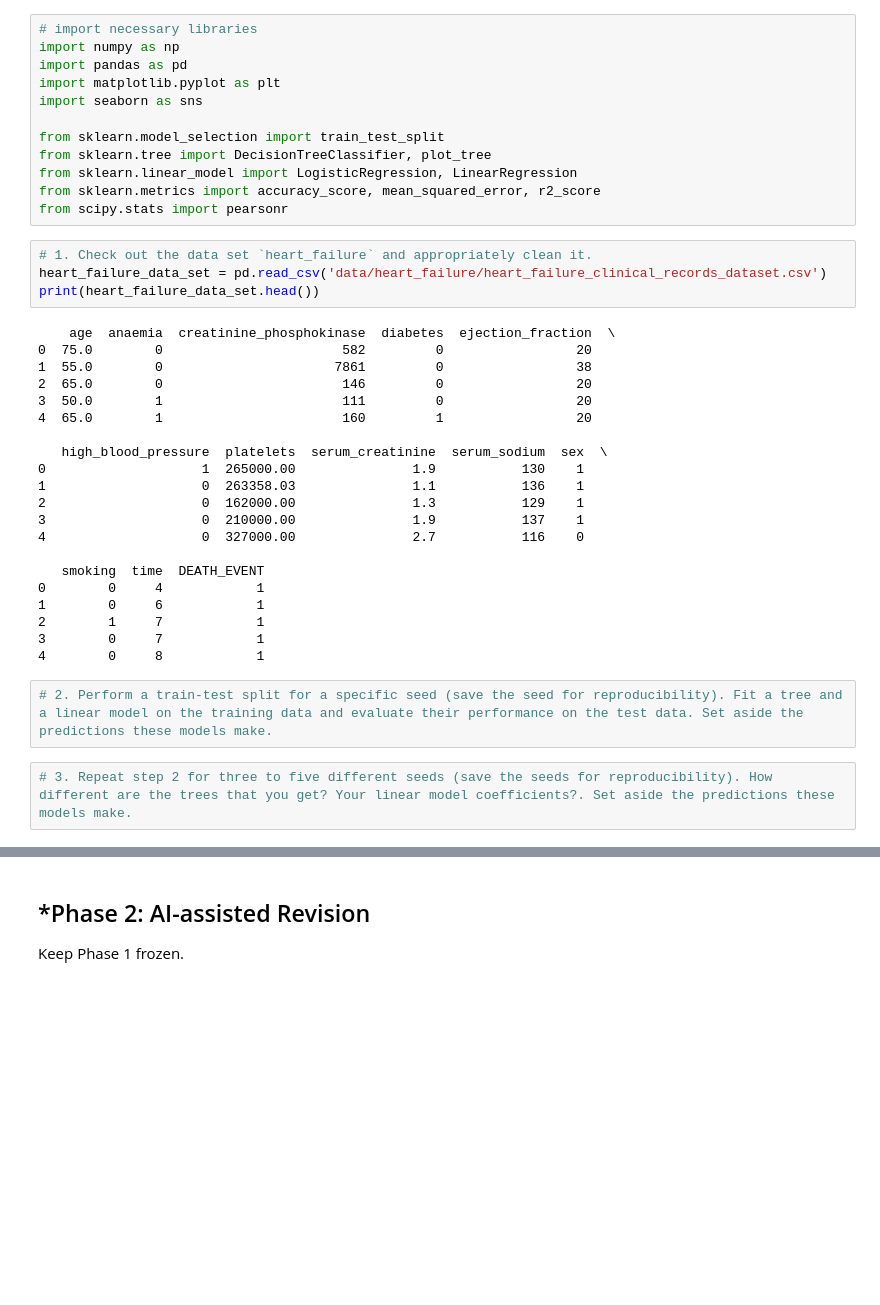
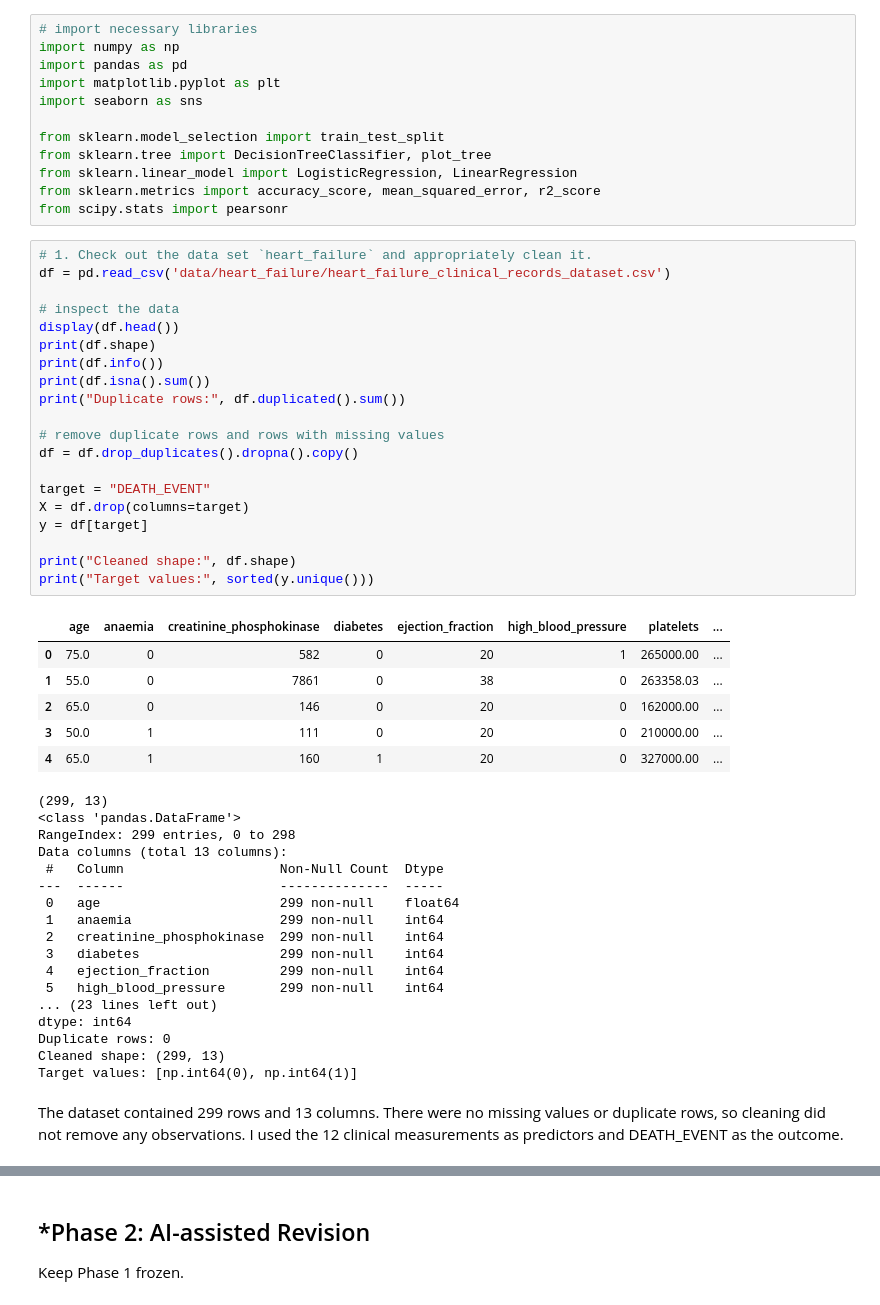
Before and after one commit to yilinw762/L03-tree-stability, a Jupyter notebook: notebook.ipynb, the cells around one changed output, grey strips where cells are left out. Cells and saved outputs as stored; diff of their text form; blank space fills up the shorter version.

```diff
--- a/notebook.ipynb
+++ b/notebook.ipynb
@@ -42,32 +42,49 @@ from sklearn.tree import DecisionTreeClassifier, plot_tree
 from sklearn.linear_model import LogisticRegression, LinearRegression
 from sklearn.metrics import accuracy_score, mean_squared_error, r2_score
 from scipy.stats import pearsonr
-# %%
-# 1. Check out the data set `heart_failure` and appropriately clean it.
-heart_failure_data_set = pd.read_csv('data/heart_failure/heart_failure_clinical_records_dataset.csv')
-print(heart_failure_data_set.head())
-# %% [output]
-    age  anaemia  creatinine_phosphokinase  diabetes  ejection_fraction  \
-0  75.0        0                       582         0                 20
-1  55.0        0                      7861         0                 38
-2  65.0        0                       146         0                 20
-3  50.0        1                       111         0                 20
-4  65.0        1                       160         1                 20
-
-   high_blood_pressure  platelets  serum_creatinine  serum_sodium  sex  \
-0                    1  265000.00               1.9           130    1
-1                    0  263358.03               1.1           136    1
-2                    0  162000.00               1.3           129    1
-3                    0  210000.00               1.9           137    1
-4                    0  327000.00               2.7           116    0
-
-   smoking  time  DEATH_EVENT
-0        0     4            1
-1        0     6            1
-2        1     7            1
-3        0     7            1
-4        0     8            1
-# %%
-# 2. Perform a train-test split for a specific seed (save the seed for reproducibility). Fit a tree and a linear model on the training data and evaluate their performance on the test data. Set aside the predictions these models make.
-# %%
-# 3. Repeat step 2 for three to five different seeds (save the seeds for reproducibility). How different are the trees that you get? Your linear model coefficients?. Set aside the predictions these models make.
+# %%
+# 1. Check out the data set `heart_failure` and appropriately clean it.
+df = pd.read_csv('data/heart_failure/heart_failure_clinical_records_dataset.csv')
+
+# inspect the data
+display(df.head())
+print(df.shape)
+print(df.info())
+print(df.isna().sum())
+print("Duplicate rows:", df.duplicated().sum())
+
+# remove duplicate rows and rows with missing values
+df = df.drop_duplicates().dropna().copy()
+
+target = "DEATH_EVENT"
+X = df.drop(columns=target)
+y = df[target]
+
+print("Cleaned shape:", df.shape)
+print("Target values:", sorted(y.unique()))
+# %% [output]
+|  | age | anaemia | creatinine_phosphokinase | diabetes | ejection_fraction | high_blood_pressure | platelets | ... |
+| 0 | 75.0 | 0 | 582 | 0 | 20 | 1 | 265000.00 | ... |
+| 1 | 55.0 | 0 | 7861 | 0 | 38 | 0 | 263358.03 | ... |
+| 2 | 65.0 | 0 | 146 | 0 | 20 | 0 | 162000.00 | ... |
+| 3 | 50.0 | 1 | 111 | 0 | 20 | 0 | 210000.00 | ... |
+| 4 | 65.0 | 1 | 160 | 1 | 20 | 0 | 327000.00 | ... |
+(299, 13)
+<class 'pandas.DataFrame'>
+RangeIndex: 299 entries, 0 to 298
+Data columns (total 13 columns):
+ #   Column                    Non-Null Count  Dtype
+---  ------                    --------------  -----
+ 0   age                       299 non-null    float64
+ 1   anaemia                   299 non-null    int64
+ 2   creatinine_phosphokinase  299 non-null    int64
+ 3   diabetes                  299 non-null    int64
+ 4   ejection_fraction         299 non-null    int64
+ 5   high_blood_pressure       299 non-null    int64
+... (23 lines left out)
+dtype: int64
+Duplicate rows: 0
+Cleaned shape: (299, 13)
+Target values: [np.int64(0), np.int64(1)]
+# %% [markdown]
+The dataset contained 299 rows and 13 columns. There were no missing values or duplicate rows, so cleaning did not remove any observations. I used the 12 clinical measurements as predictors and DEATH_EVENT as the outcome.
```
Also changed, not shown: parts of 11 cells of this notebook.
